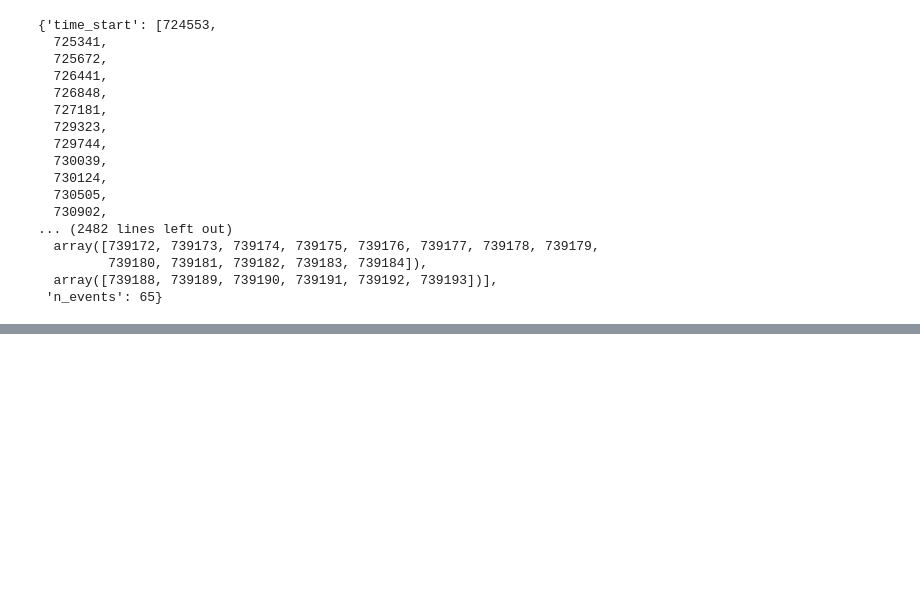
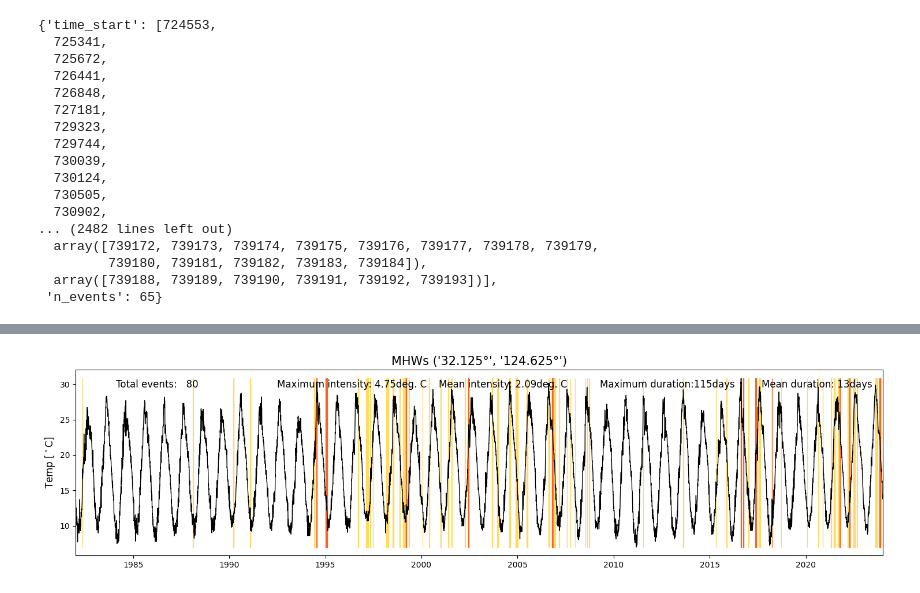
Before and after one commit to astatinegithub/2303_oceanbigdata_project, a Jupyter notebook: MHW_defind_learn.ipynb, the cells around one changed output, grey strips where cells are left out. Cells and saved outputs as stored; diff of their text form; code cells hidden in the pictures; blank space fills up the shorter version.

```diff
--- a/MHW_defind_learn.ipynb
+++ b/MHW_defind_learn.ipynb
@@ -166,3 +171,7 @@ def make_mhw_plot(lat, lon, date_time_list: list= year_datetime_list, start_y=st
+# %%
+make_mhw_plot(32.125, 124.625) # 해양열파 정의 기준이 1982-2011
+# %% [output]
+[figure, added]
 # %%
 make_mhw_plot(32.125, 124.625)
 make_mhw_plot(32.125, 125.625)
```
Also changed, not shown: parts of 3 cells of this notebook, 3 other files.
